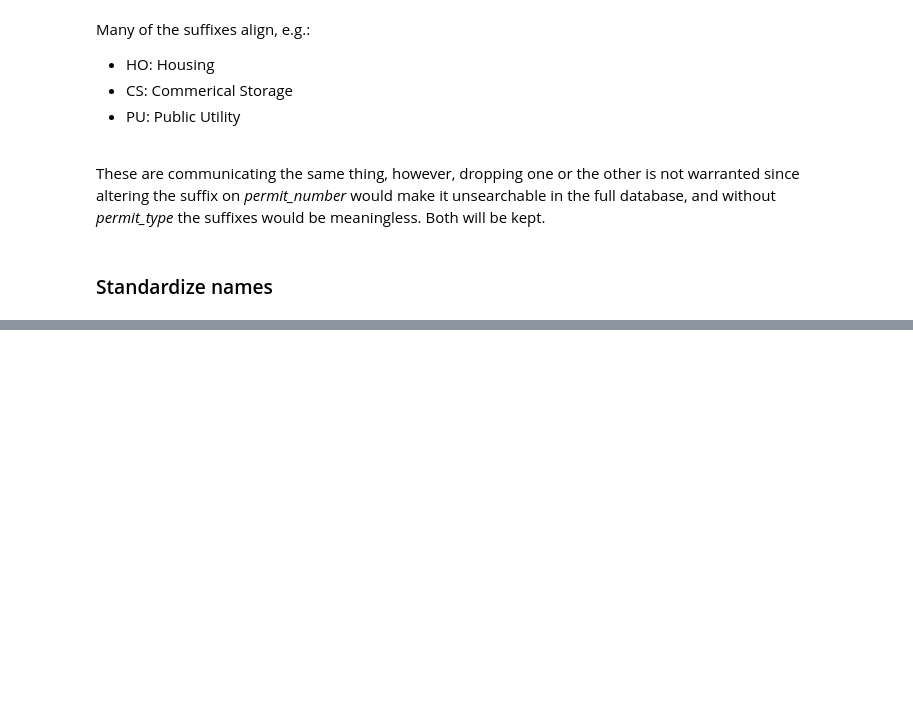
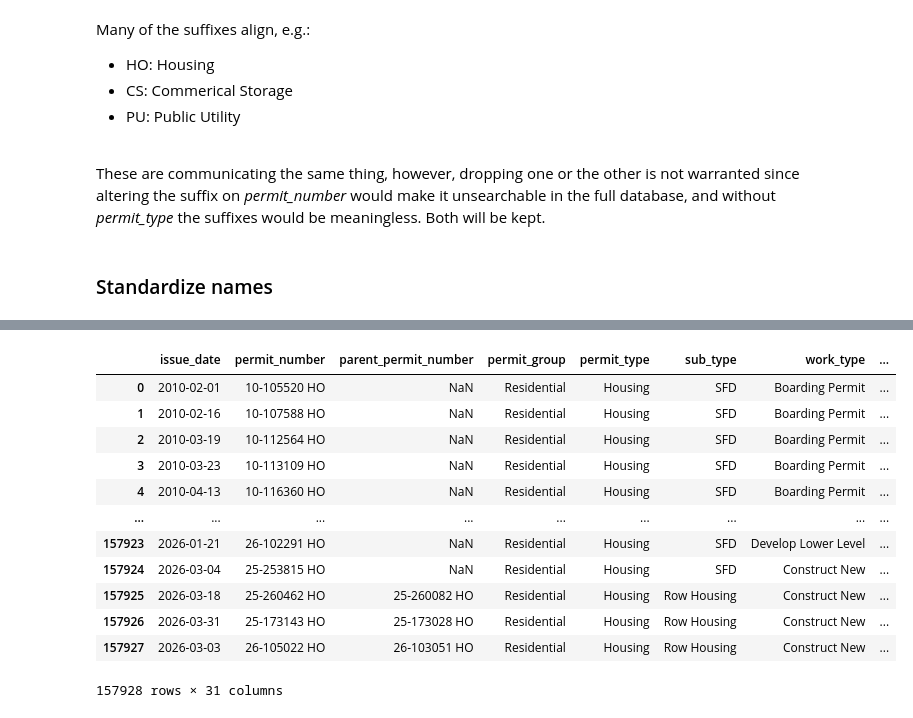
Before and after one commit to AylieNagler/City-Sprawl-Analysis.Building-Permits, a Jupyter notebook: notebooks/cleaning.ipynb, the cells around one changed output, grey strips where cells are left out. Cells and saved outputs as stored; diff of their text form; code cells hidden in the pictures; blank space fills up the shorter version.

```diff
--- a/notebooks/cleaning.ipynb
+++ b/notebooks/cleaning.ipynb
@@ -203,3 +207,5 @@ df = df.drop(columns='ward')
+# %%
+df = df.drop(columns='neighbourhood_number')
 # %% [markdown]
 ### Drop *point* column
 # %% [markdown]
@@ -281,0 +294,16 @@ df.columns.tolist()
+# %%
+df
+# %% [output]
+|  | issue_date | permit_number | parent_permit_number | permit_group | permit_type | sub_type | work_type | ... |
+| 0 | 2010-02-01 | 10-105520 HO | NaN | Residential | Housing | SFD | Boarding Permit | ... |
+| 1 | 2010-02-16 | 10-107588 HO | NaN | Residential | Housing | SFD | Boarding Permit | ... |
+| 2 | 2010-03-19 | 10-112564 HO | NaN | Residential | Housing | SFD | Boarding Permit | ... |
+| 3 | 2010-03-23 | 10-113109 HO | NaN | Residential | Housing | SFD | Boarding Permit | ... |
+| 4 | 2010-04-13 | 10-116360 HO | NaN | Residential | Housing | SFD | Boarding Permit | ... |
+| ... | ... | ... | ... | ... | ... | ... | ... | ... |
+| 157923 | 2026-01-21 | 26-102291 HO | NaN | Residential | Housing | SFD | Develop Lower Level | ... |
+| 157924 | 2026-03-04 | 25-253815 HO | NaN | Residential | Housing | SFD | Construct New | ... |
+| 157925 | 2026-03-18 | 25-260462 HO | 25-260082 HO | Residential | Housing | Row Housing | Construct New | ... |
+| 157926 | 2026-03-31 | 25-173143 HO | 25-173028 HO | Residential | Housing | Row Housing | Construct New | ... |
+| 157927 | 2026-03-03 | 26-105022 HO | 26-103051 HO | Residential | Housing | Row Housing | Construct New | ... |
+157928 rows × 31 columns
```
Also changed, not shown: parts of 3 cells of this notebook.
